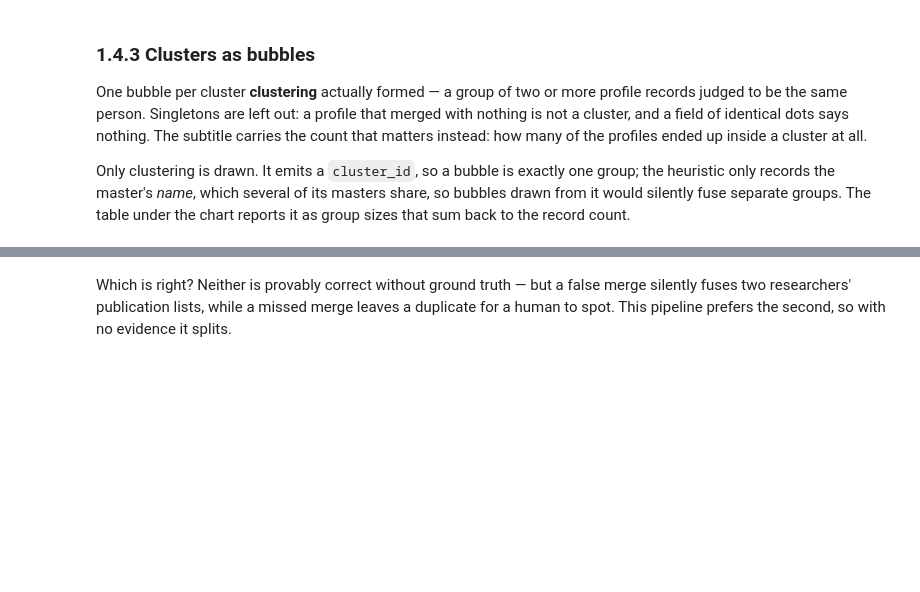
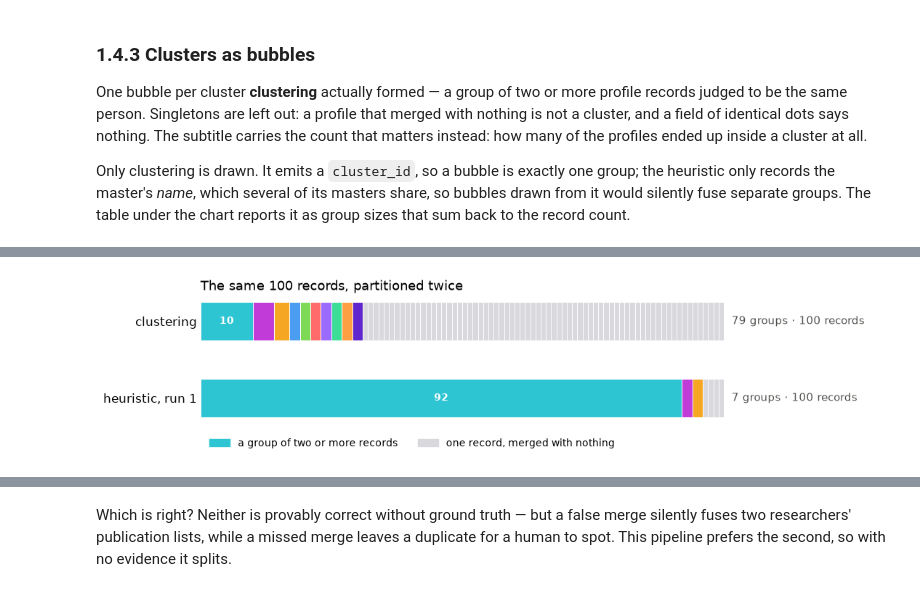
Before and after one commit to e-sdf/lumen-metadata-t43, a Jupyter notebook: main.ipynb, the cells around one changed output, grey strips where cells are left out. Drawn from its saved outputs; the diff is of its cells as text; code cells hidden in the pictures; blank space fills up the shorter version.

```diff
--- a/main.ipynb
+++ b/main.ipynb
@@ -1005,37 +983,92 @@ by_cluster = bubble_chart(clusters_from_clustering(clustered), len(clustered),
 # %%
 import collections
 
 
 def group_profile(sizes):
     """Group sizes as "how many groups of that size", largest first. Listing the
     sizes one by one is unreadable once there are dozens of groups of one."""
     counted = collections.Counter(sizes)
     return " · ".join(f"{count}×{size}" for size, count in sorted(counted.items(), reverse=True))
 
 
 cluster_sizes = sorted(collections.Counter(clustered["cluster_id"]).values(), reverse=True)
 heuristic_sizes = sorted(collections.Counter(
     m for m in heuristic_membership[1] if m is not None).values(), reverse=True)
 merged_by_heuristic = sum(1 for record in heuristic_runs[1] if record.get("is_aka") == "Yes")
 
+SINGLETON = "#d8d8dd"
+
+
+def partition_ribbon(approaches, title):
+    """One bar per approach, cut into its groups, largest first.
+
+    Two bars of counts would compare two numbers; what is worth seeing here is the
+    *shape* of each partition. Both bars carry the same records, so a bar's length
+    is its "records accounted for" and each block is one group - which makes the
+    difference between a few wide blocks and a field of hairlines the whole
+    argument, without asking anyone to read it out of a table. Colour marks a group
+    of two or more; grey is a record that merged with nothing.
+
+    Everything is derived from `approaches`, so re-running on a different sample
+    redraws it - there is no number written into the chart by hand.
+    """
+    total = max((sum(sizes) for _, sizes in approaches), default=1)
+
+    fig, ax = plt.subplots(figsize=(11, 2.7))
+    for row, (label, sizes) in enumerate(approaches):
+        left = 0
+        for index, size in enumerate(sizes):
+            ax.barh(row, size, left=left, height=.5, zorder=3,
+                    color=PALETTE[index % len(PALETTE)] if size > 1 else SINGLETON,
+                    edgecolor="white", linewidth=.7)
+            if size >= total * .045:          # label only a block wide enough to read
+                ax.text(left + size / 2, row, str(size), ha="center", va="center",
+                        fontsize=10, fontweight="bold", color="white", zorder=4)
+            left += size
+        ax.text(left + total * .015, row, f"{len(sizes)} groups · {sum(sizes)} records",
+                va="center", fontsize=11, color="#52514e")
+
+    ax.set_yticks(range(len(approaches)))
+    ax.set_yticklabels([label for label, _ in approaches], fontsize=12)
+    ax.tick_params(axis="y", length=0)
+    ax.invert_yaxis()                          # clustering on top, as in the table
+    ax.set_xlim(0, total * 1.3); ax.set_xticks([])
+    ax.set_title(title, loc="left", fontsize=13)
+    ax.grid(False)
+    for side in ("top", "right", "left", "bottom"):
+        ax.spines[side].set_visible(False)
+    ax.legend(handles=[plt.Rectangle((0, 0), 1, 1, color=PALETTE[0]),
+                       plt.Rectangle((0, 0), 1, 1, color=SINGLETON)],
+              labels=["a group of two or more records", "one record, merged with nothing"],
+              loc="upper left", bbox_to_anchor=(0, -.05), ncol=2, frameon=False, fontsize=10)
+    plt.tight_layout(); plt.show()
+
+
+partition_ribbon([("clustering", cluster_sizes), ("heuristic, run 1", heuristic_sizes)],
+                 f"The same {len(clustered)} records, partitioned twice")
+
 show_markdown(f"""### The two answers, group by group
 
 | | records | groups | group sizes | records accounted for |
 |---|---:|---:|---|---:|
 | clustering | {len(clustered)} | {len(cluster_sizes)} | {group_profile(cluster_sizes)} | {sum(cluster_sizes)} |
-| old heuristic, run 1 | {len(heuristic_runs[1])} | {len(heuristic_sizes)} | {group_profile(heuristic_sizes)} | {sum(heuristic_sizes)} |
+| heuristic, run 1 | {len(heuristic_runs[1])} | {len(heuristic_sizes)} | {group_profile(heuristic_sizes)} | {sum(heuristic_sizes)} |
 
 Both rows add up to the records that went in, so the counts can be checked rather
 than taken on trust: `n×size` means *n groups of that many records*.
 
-**Only the clustering row is drawn above.** Clustering emits a `cluster_id`, so one
-bubble is one group. The heuristic writes the master's *name* into `aka_of`, and
+**The ribbon draws both rows; the bubbles above draw only clustering.** Clustering
+emits a `cluster_id`, so one bubble is one group. The heuristic writes the master's
+*name* into `aka_of`, and
 {collections.Counter(e["primary_name"] for e in fn.AUTHOR_REGISTRY).most_common(1)[0][1]}
-of its {heuristic_groups[1]} masters here are called `{AUTHOR_NAME}` — drawing it by name would
-merge separate groups into one bubble and invite exactly the arithmetic that does not
-add up. Its {heuristic_groups[1]} groups, {merged_by_heuristic} records absorbed, are the numbers above.
+of its {heuristic_groups[1]} masters here are called `{AUTHOR_NAME}` — bubbles drawn from
+that would merge separate groups into one and invite exactly the arithmetic that does
+not add up. The ribbon can show it because its heuristic row comes from watching the
+registry, not from reading `aka_of`. Its {heuristic_groups[1]} groups,
+{merged_by_heuristic} records absorbed, are the numbers above.
 """)
 # %% [output]
+[figure, added]
 ### The two answers, group by group
 
 | | records | groups | group sizes | records accounted for |
```
Also changed, not shown: parts of 31 cells of this notebook, 6 other files.
